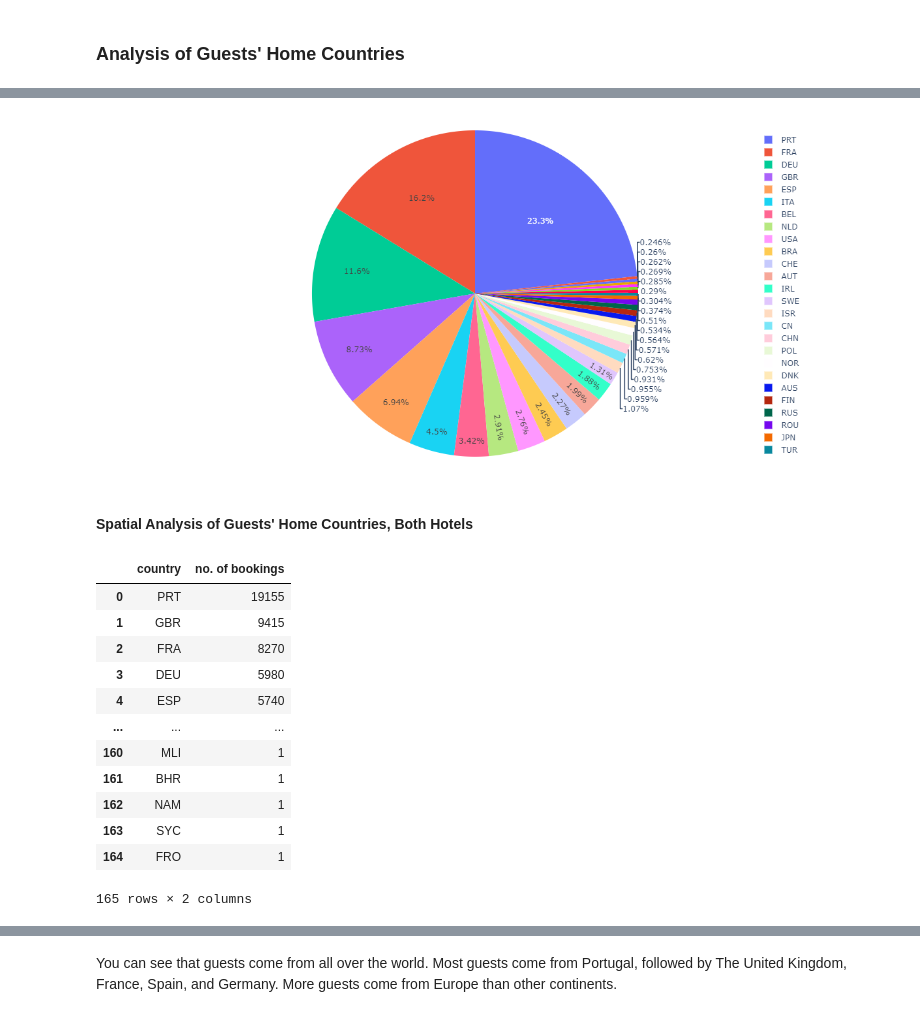
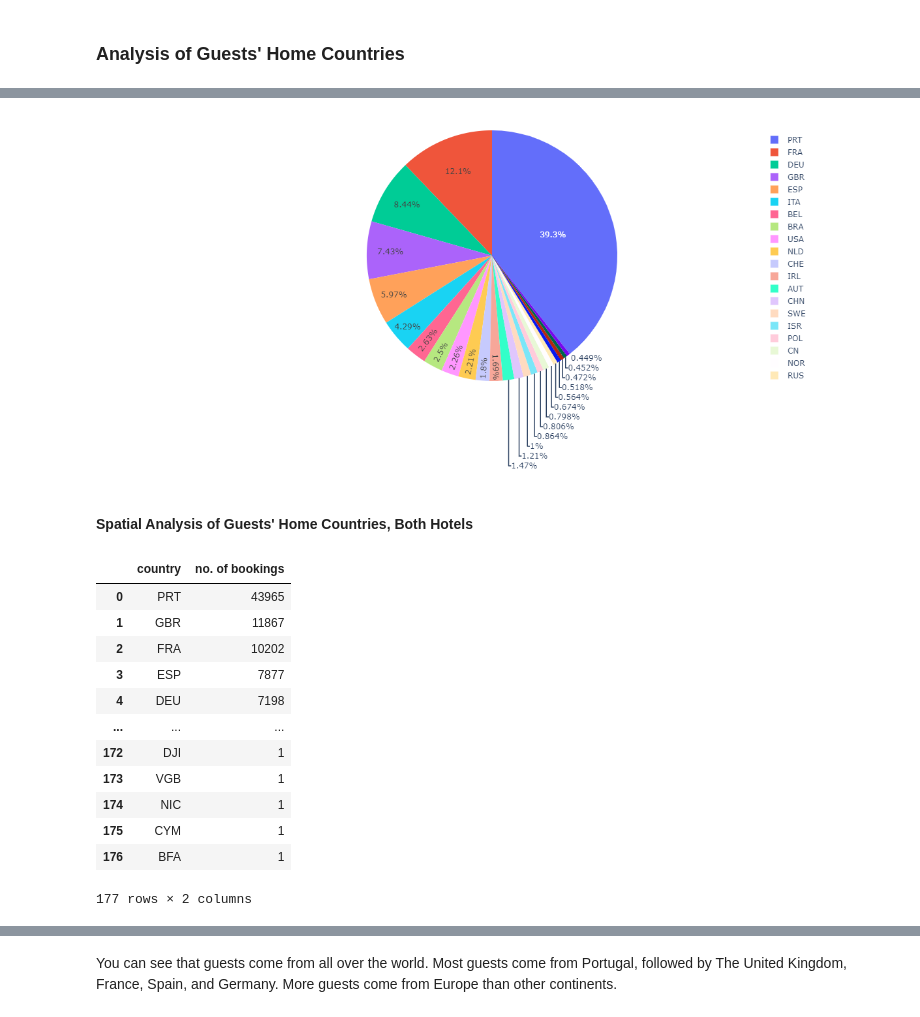
Before and after one commit to yl5787/hotel-booking-demand, a Jupyter notebook: 0-overview of visual analyses.ipynb, the cells around one changed output, grey strips where cells are left out. Drawn from its saved outputs; the diff is of its cells as text; code cells hidden in the pictures.

```diff
--- a/0-overview of visual analyses.ipynb
+++ b/0-overview of visual analyses.ipynb
@@ -160,0 +171,14 @@ df = df[~((df.arrival_date_year == 2015) & (df.arrival_date_month.isin(['July','
+# %%
+# change data type of features 'agent' and 'company' so they are categorized as categorical type features
+
+df[['agent','company']] = df[['agent','company']].apply(pd.to_numeric, downcast='integer').astype(object)
+
+# downcast numerical columns
+
+num = df.select_dtypes(exclude = ['object']).columns
+
+df[num] = df[num].apply(pd.to_numeric, downcast='integer')
+# %%
+# outlier removal
+
+df = df[df['adr'] < 5000].reset_index(drop=True)
@@ -161,7 +214,7 @@ df = df[~((df.arrival_date_year == 2015) & (df.arrival_date_month.isin(['July','
 # %%
-# global dataframes needed throughout different analyses
+# create dataframes needed throughout various analyses
 
 df_clean = df[df['is_canceled']==0].reset_index(drop=True)
 
-resort = df[(df['hotel']=='Resort Hotel') & (df['is_canceled']==0)].reset_index(drop=True)
-city = df[(df['hotel']=='City Hotel') & (df['is_canceled']==0)].reset_index(drop=True)
+resort = df[df['hotel']=='Resort Hotel'].reset_index(drop=True)
+city = df[df['hotel']=='City Hotel'].reset_index(drop=True)
@@ -220,30 +351,30 @@ city_countries
 # %%
-city_countries.loc[city_countries['no. of bookings'] < 100] = 'Other Countries' # represent only countries with bookings over 100
+city_countries.loc[city_countries['no. of bookings'] < 300] = 'Other Countries' # only countries with bookings over 300
 fig = px.pie(city_countries, values='no. of bookings', names='country', height=550)
 fig.update_layout(margin=dict(l=0, r=0, t=25, b=25))
 fig.show()
 # %% [output]
-[figure, old version]
+[figure, new version]
 # %% [markdown]
 #### Spatial Analysis of Guests' Home Countries, Both Hotels
 # %%
-countries = df[df['is_canceled']==0]['country'].value_counts().reset_index()
+countries = df['country'].value_counts().reset_index()
 countries.columns=['country','no. of bookings']
 countries
 # %% [output]
 |  | country | no. of bookings |
-| 0 | PRT | 19155 |
-| 1 | GBR | 9415 |
-| 2 | FRA | 8270 |
-| 3 | DEU | 5980 |
-| 4 | ESP | 5740 |
+| 0 | PRT | 43965 |
+| 1 | GBR | 11867 |
+| 2 | FRA | 10202 |
+| 3 | ESP | 7877 |
+| 4 | DEU | 7198 |
 | ... | ... | ... |
-| 160 | MLI | 1 |
-| 161 | BHR | 1 |
-| 162 | NAM | 1 |
-| 163 | SYC | 1 |
-| 164 | FRO | 1 |
+| 172 | DJI | 1 |
+| 173 | VGB | 1 |
+| 174 | NIC | 1 |
+| 175 | CYM | 1 |
+| 176 | BFA | 1 |
-165 rows × 2 columns
+177 rows × 2 columns
 # %%
 data = px.choropleth(countries,
                      locations=countries['country'],
```
Also changed, not shown: parts of 66 cells of this notebook.
